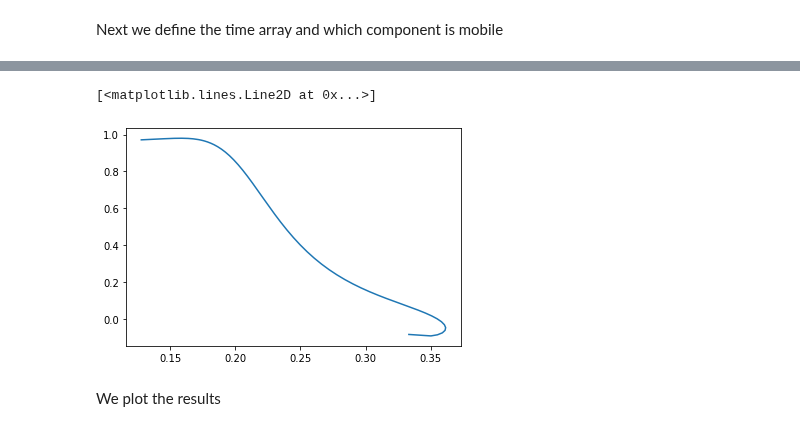
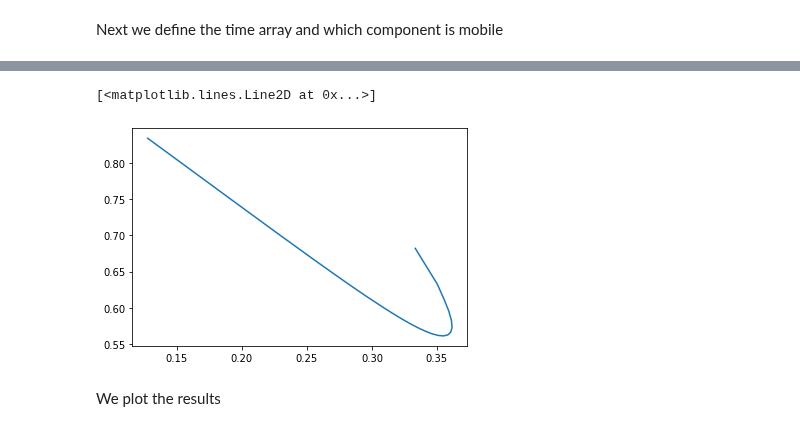
Before and after one commit to Borrdom/diffusionpy, a Jupyter notebook: examples_notebooks/Pvac_toloul_methanol_nonideal.ipynb, the cells around one changed output, grey strips where cells are left out. Drawn from its saved outputs; the diff is of its cells as text; code cells hidden in the pictures.

```diff
--- a/examples_notebooks/Pvac_toloul_methanol_nonideal.ipynb
+++ b/examples_notebooks/Pvac_toloul_methanol_nonideal.ipynb
@@ -50,7 +50,8 @@ ui=np.asarray([188.9, 285.69, 204.65])
 kapi=np.asarray([0.035176, 0., 0.])
 epsAiBi=np.asarray([2899.5, 0., 0.])
 N=np.asarray([1., 0., 1047.])
-vpures=vpure(p,T,mi,sigi,ui,epsAiBi,kapi,N)
+Mw=saft.Mw
+vpures=vpure(p,T,mi,sigi,ui,epsAiBi,kapi,N,Mw)
 # %% [markdown]
 For a the diffusion of three components, three binary diffusion coefficients need to be defined
 # %% [markdown]
@@ -87,22 +88,22 @@ CasADi -  MESSAGE("integrator::reset") [.../casadi/interfaces/sundials/idas_inte
 # %%
 THii=[]
 xt=np.zeros((len(mi),nt))
 for i in range(nt):
     wit=wt[i,:]
     xit=wit/saft.Mw/(wit/saft.Mw).sum()
     #THii.append(THdiag(xit,T,P,saft))
     xt[:,i]=xit
 THii=np.asarray(THii)
 xt=xt.T
 #print(THii)
 #plt.plot(wt[:,1],THii[:,0])
-THiii=np.asarray([THFaktor(T,vpures,np.ascontiguousarray(xt[i,:]),mi,sigi,ui,epsAiBi,kapi,N,None,None,saft.Mw)[0,0] for i,val in enumerate(xt[:,0])])
+THiii=np.asarray([THFaktor(T,vpures,np.ascontiguousarray(wt[i,:]),mi,sigi,ui,epsAiBi,kapi,N,saft.Mw,None,None,idx=2)[1,1] for i,val in enumerate(wt[:,0])])
 plt.plot(wt[:,1],THiii)
 #xt
 #xt.shape
 # %% [output]
 [<matplotlib.lines.Line2D at 0x...>]
-[figure, old version]
+[figure, new version]
 # %% [markdown]
 We plot the results
 # %%
```
Also changed, not shown: parts of 2 cells of this notebook, 5 other files.
